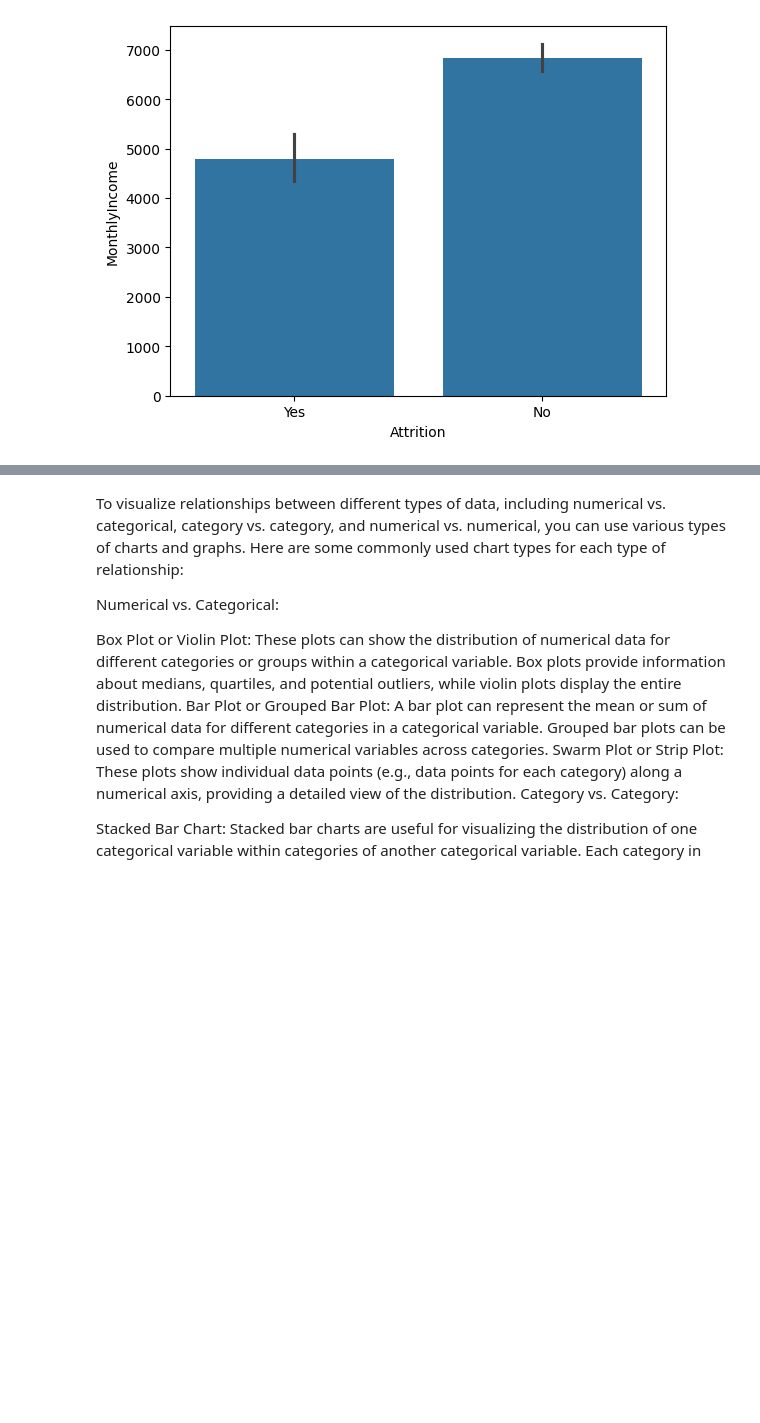
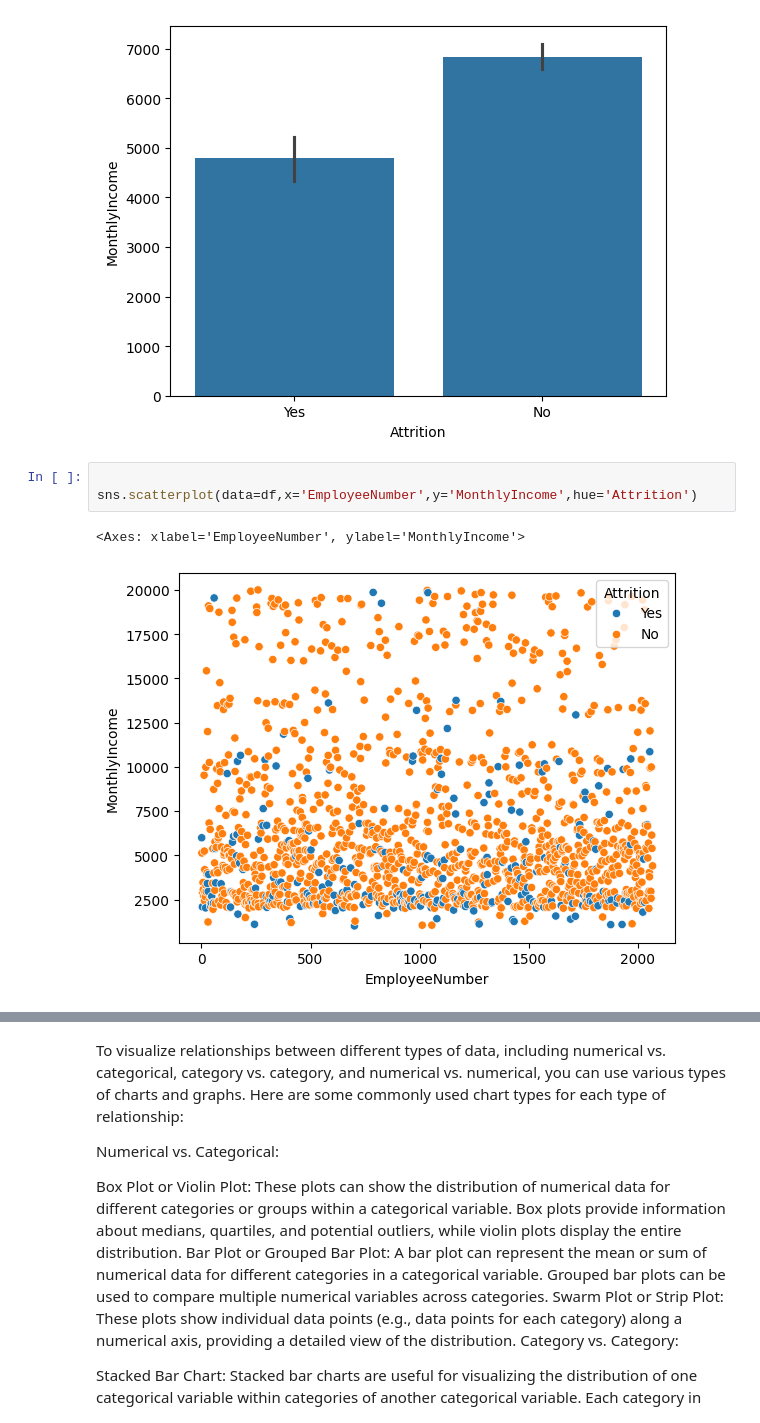
Before and after one commit to JOCRZ/Meriskill-Internship, a Jupyter notebook: Projects/Project3/M2Project3.ipynb, the cells around one changed output, grey strips where cells are left out. Cells and saved outputs as stored; diff of their text form; blank space fills up the shorter version.

```diff
--- a/Projects/Project3/M2Project3.ipynb
+++ b/Projects/Project3/M2Project3.ipynb
@@ -363,4 +363,10 @@ sns.barplot(data=df, x='Attrition',y='MonthlyIncome')
 # %% [output]
 <Axes: xlabel='Attrition', ylabel='MonthlyIncome'>
 [figure]
+# %%
+
+sns.scatterplot(data=df,x='EmployeeNumber',y='MonthlyIncome',hue='Attrition')
+# %% [output]
+<Axes: xlabel='EmployeeNumber', ylabel='MonthlyIncome'>
+[figure, added]
 # %%
```
Also changed, not shown: parts of 22 cells of this notebook, 4 other files.
